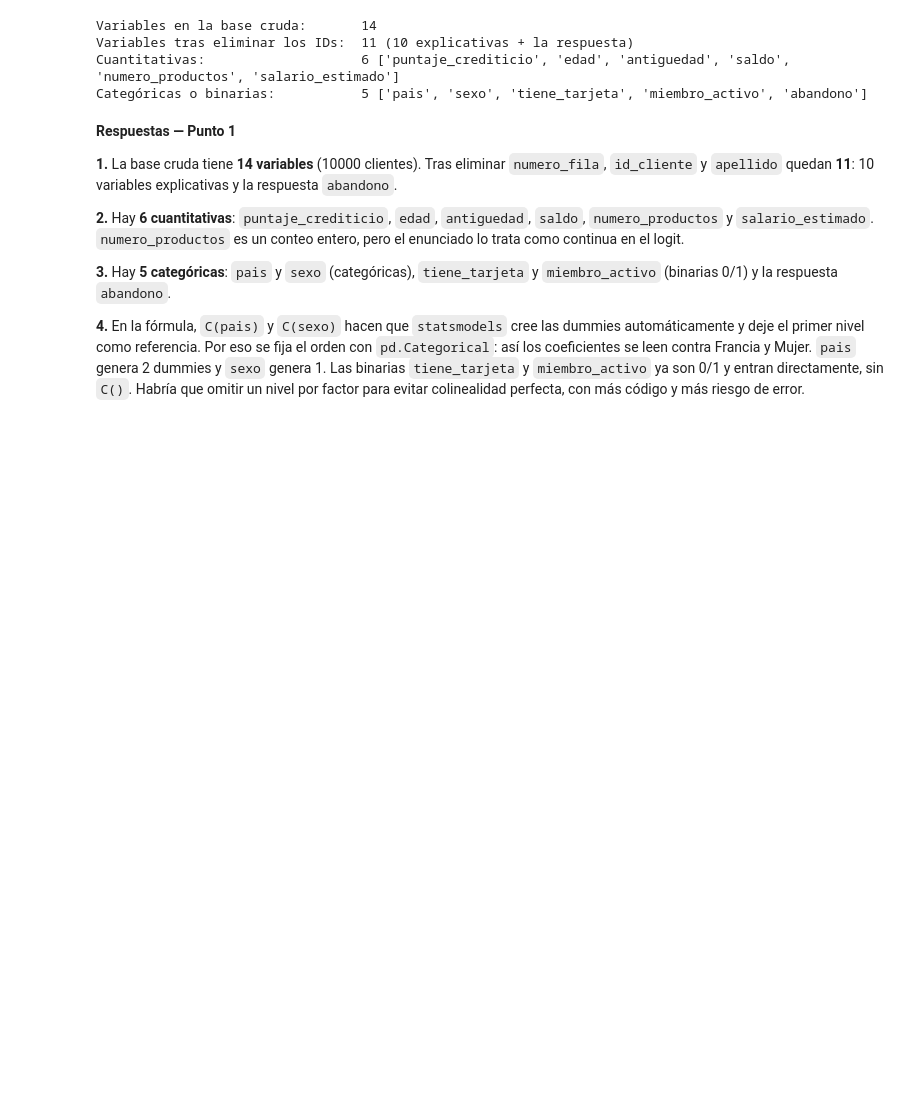
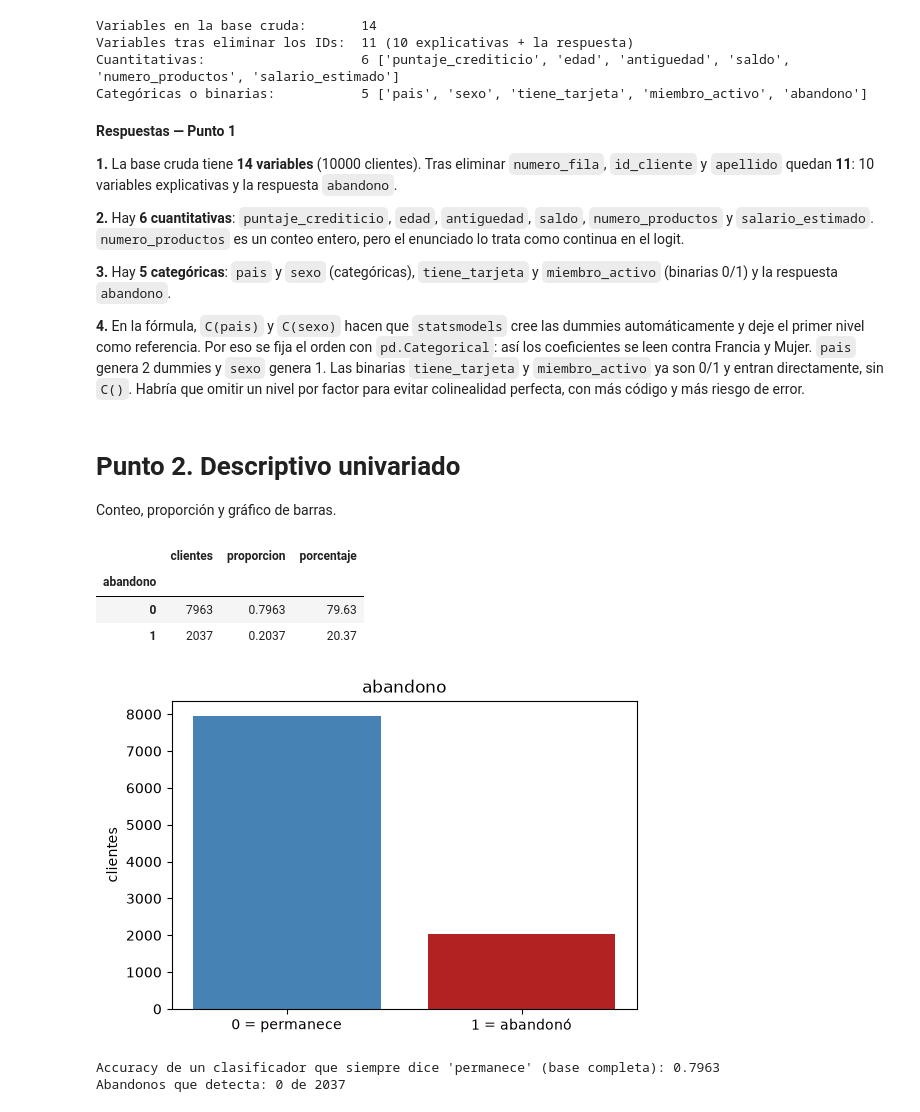
Before and after one commit to MrTamayo-1/Taller_Abandono_Producto_Financiero_Tamayo_Ruano_Reyes, a Jupyter notebook: Taller_Abandono_Producto_Financiero_Tamayo_Ruano_Reyes.ipynb, the cells around one changed output. Drawn from its saved outputs; the diff is of its cells as text; code cells hidden in the pictures; blank space fills up the shorter version.

Commit message:
Punto 2: descriptivo univariado

```diff
--- a/Taller_Abandono_Producto_Financiero_Tamayo_Ruano_Reyes.ipynb
+++ b/Taller_Abandono_Producto_Financiero_Tamayo_Ruano_Reyes.ipynb
@@ -130,3 +130,30 @@ Categóricas o binarias:           5 ['pais', 'sexo', 'tiene_tarjeta', 'miembro_
 **3.** Hay **5 categóricas**: `pais` y `sexo` (categóricas), `tiene_tarjeta` y `miembro_activo` (binarias 0/1) y la respuesta `abandono`.
 
 **4.** En la fórmula, `C(pais)` y `C(sexo)` hacen que `statsmodels` cree las dummies automáticamente y deje el primer nivel como referencia. Por eso se fija el orden con `pd.Categorical`: así los coeficientes se leen contra Francia y Mujer. `pais` genera 2 dummies y `sexo` genera 1. Las binarias `tiene_tarjeta` y `miembro_activo` ya son 0/1 y entran directamente, sin `C()`. Habría que omitir un nivel por factor para evitar colinealidad perfecta, con más código y más riesgo de error.
+# %% [markdown]
+# Punto 2. Descriptivo univariado
+
+Conteo, proporción y gráfico de barras.
+# %%
+conteo = df["abandono"].value_counts().sort_index()
+prop = df["abandono"].value_counts(normalize=True).sort_index()
+pd.DataFrame({"clientes": conteo, "proporcion": prop.round(4), "porcentaje": (prop * 100).round(2)})
+# %% [output]
+|  | clientes | proporcion | porcentaje |
+| abandono |  |  |  |
+| 0 | 7963 | 0.7963 | 79.63 |
+| 1 | 2037 | 0.2037 | 20.37 |
+# %%
+plt.bar(["0 = permanece", "1 = abandonó"], conteo.values, color=["steelblue", "firebrick"])
+plt.ylabel("clientes")
+plt.title("abandono")
+plt.show()
+# %% [output]
+[figure, added]
+# %%
+acc_ingenua = 1 - df["abandono"].mean()
+print(f"Accuracy de un clasificador que siempre dice 'permanece' (base completa): {acc_ingenua:.4f}")
+print(f"Abandonos que detecta: 0 de {int(df['abandono'].sum())}")
+# %% [output]
+Accuracy de un clasificador que siempre dice 'permanece' (base completa): 0.7963
+Abandonos que detecta: 0 de 2037
```
Also changed, not shown: parts of 8 cells of this notebook.
